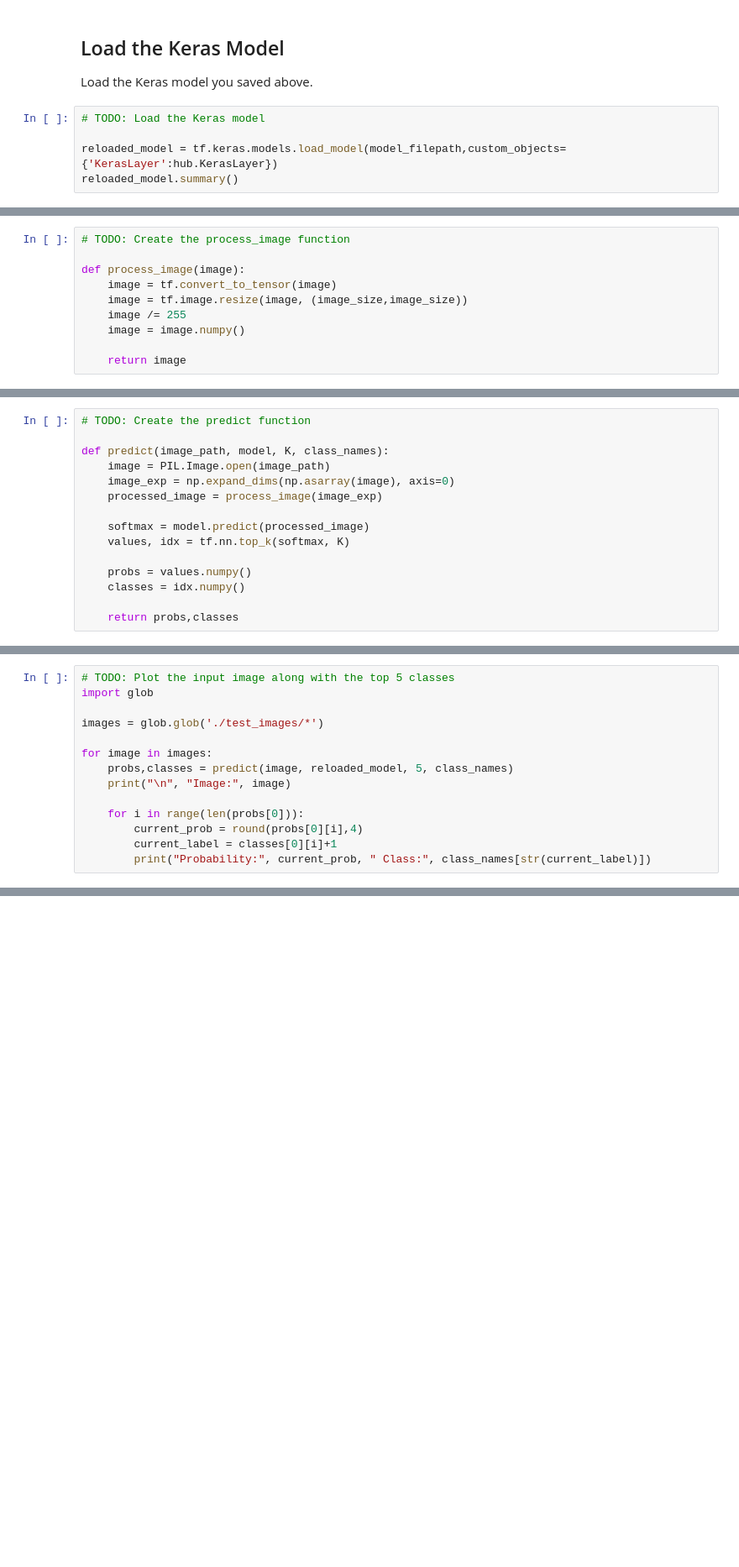
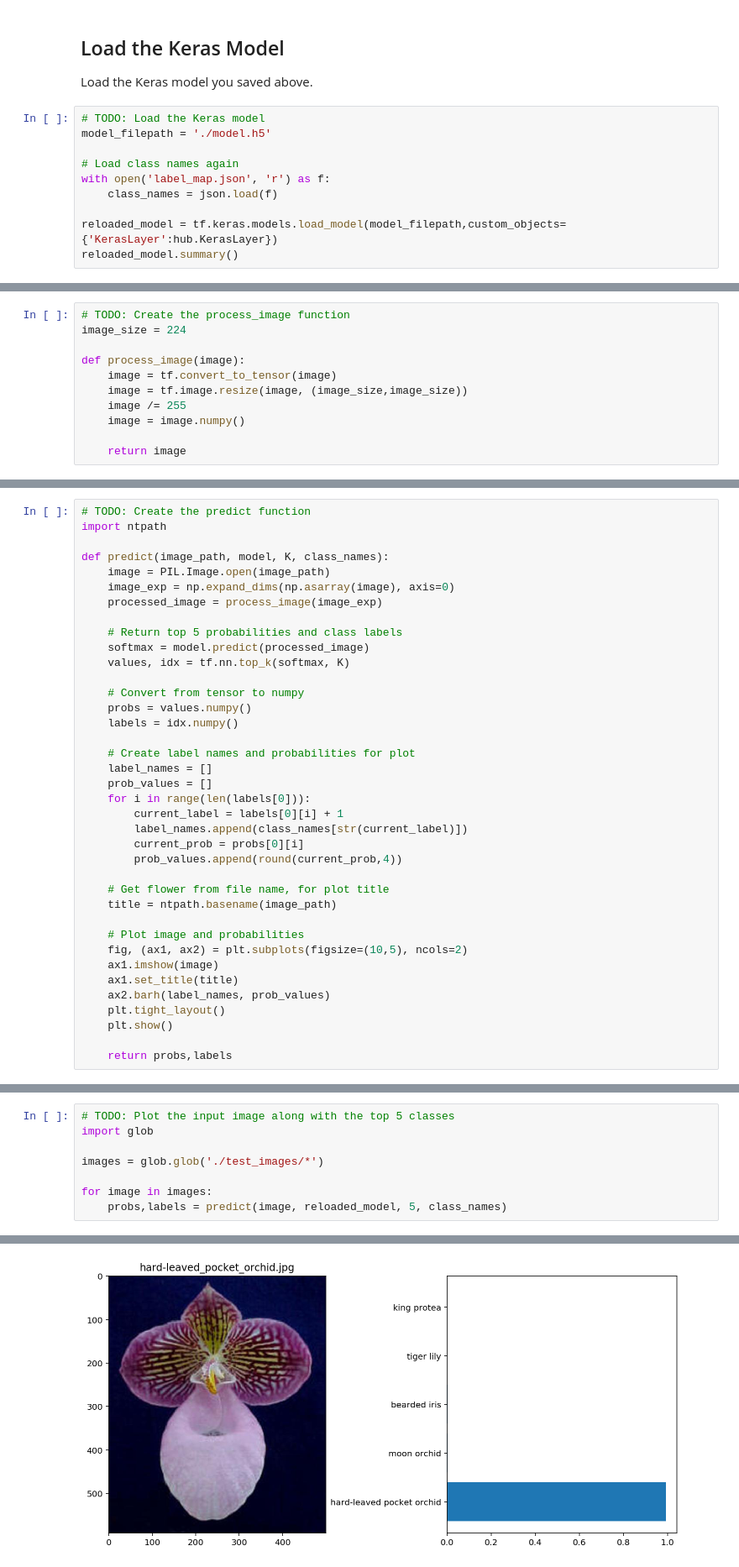
Before and after one commit to saulakh/image-classifier, a Jupyter notebook: Project_Image_Classifier_Project.ipynb, the cells around one changed output, grey strips where cells are left out. Shown at 84% size. Cells and saved outputs as stored; diff of their text form; blank space fills up the shorter version.

Commit message:
Plotted top 5 classes and probabilities for new images

```diff
--- a/Project_Image_Classifier_Project.ipynb
+++ b/Project_Image_Classifier_Project.ipynb
@@ -346,6 +346,11 @@ model.save(model_filepath)
 Load the Keras model you saved above.
 # %%
 # TODO: Load the Keras model
+model_filepath = './model.h5'
+
+# Load class names again
+with open('label_map.json', 'r') as f:
+    class_names = json.load(f)
 
 reloaded_model = tf.keras.models.load_model(model_filepath,custom_objects={'KerasLayer':hub.KerasLayer})
 reloaded_model.summary()
@@ -396,6 +401,7 @@ Second, the pixel values of the input images are typically encoded as integers i
 Finally, convert your image back to a NumPy array using the `.numpy()` method.
 # %%
 # TODO: Create the process_image function
+image_size = 224
 
 def process_image(image):
     image = tf.convert_to_tensor(image)
@@ -457,19 +463,42 @@ Your `predict` function should use `PIL` to load the image from the given `image
 **Note:** The image returned by the `process_image` function is a NumPy array with shape `(224, 224, 3)` but the model expects the input images to be of shape `(1, 224, 224, 3)`. This extra dimension represents the batch size. We suggest you use the `np.expand_dims()` function to add the extra dimension.
 # %%
 # TODO: Create the predict function
+import ntpath
 
 def predict(image_path, model, K, class_names):
     image = PIL.Image.open(image_path)
     image_exp = np.expand_dims(np.asarray(image), axis=0)
     processed_image = process_image(image_exp)
 
+    # Return top 5 probabilities and class labels
     softmax = model.predict(processed_image)
     values, idx = tf.nn.top_k(softmax, K)
 
+    # Convert from tensor to numpy
     probs = values.numpy()
-    classes = idx.numpy()
+    labels = idx.numpy()
 
-    return probs,classes
+    # Create label names and probabilities for plot
+    label_names = []
+    prob_values = []
+    for i in range(len(labels[0])):
+        current_label = labels[0][i] + 1
+        label_names.append(class_names[str(current_label)])
+        current_prob = probs[0][i]
+        prob_values.append(round(current_prob,4))
+
+    # Get flower from file name, for plot title
+    title = ntpath.basename(image_path)
+
+    # Plot image and probabilities
+    fig, (ax1, ax2) = plt.subplots(figsize=(10,5), ncols=2)
+    ax1.imshow(image)
+    ax1.set_title(title)
+    ax2.barh(label_names, prob_values)
+    plt.tight_layout()
+    plt.show()
+
+    return probs,labels
 # %% [markdown]
 # Sanity Check
 
@@ -492,11 +521,5 @@ import glob
 images = glob.glob('./test_images/*')
 
 for image in images:
-    probs,classes = predict(image, reloaded_model, 5, class_names)
-    print("\n", "Image:", image)
-
-    for i in range(len(probs[0])):
-        current_prob = round(probs[0][i],4)
-        current_label = classes[0][i]+1
-        print("Probability:", current_prob, " Class:", class_names[str(current_label)])
+    probs,labels = predict(image, reloaded_model, 5, class_names)
 # %% [output]
@@ -519,0 +526 @@ Probability: 0.0461  Class: blanket flower
+[figure, added]
```
Also changed, not shown: parts of 2 cells of this notebook.
